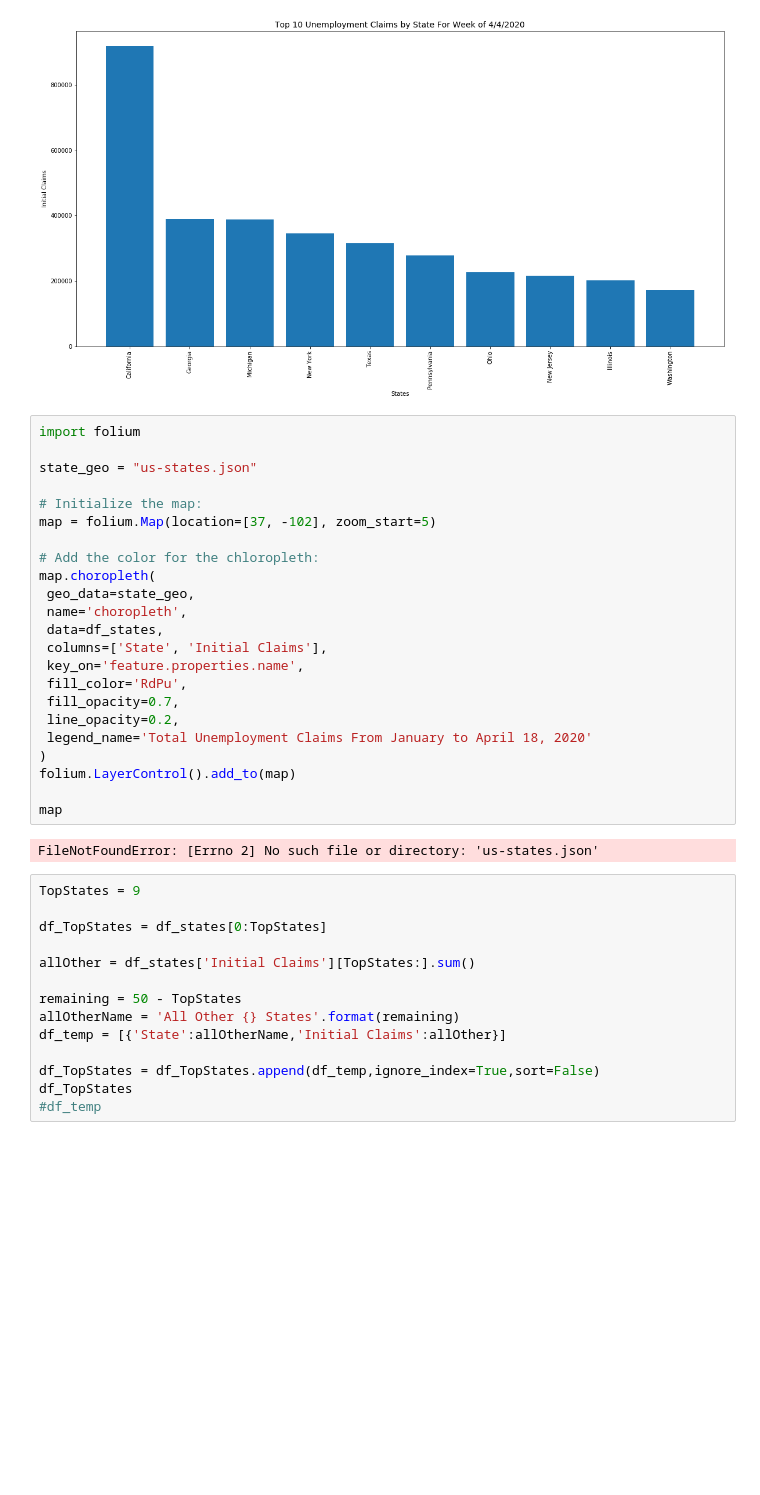
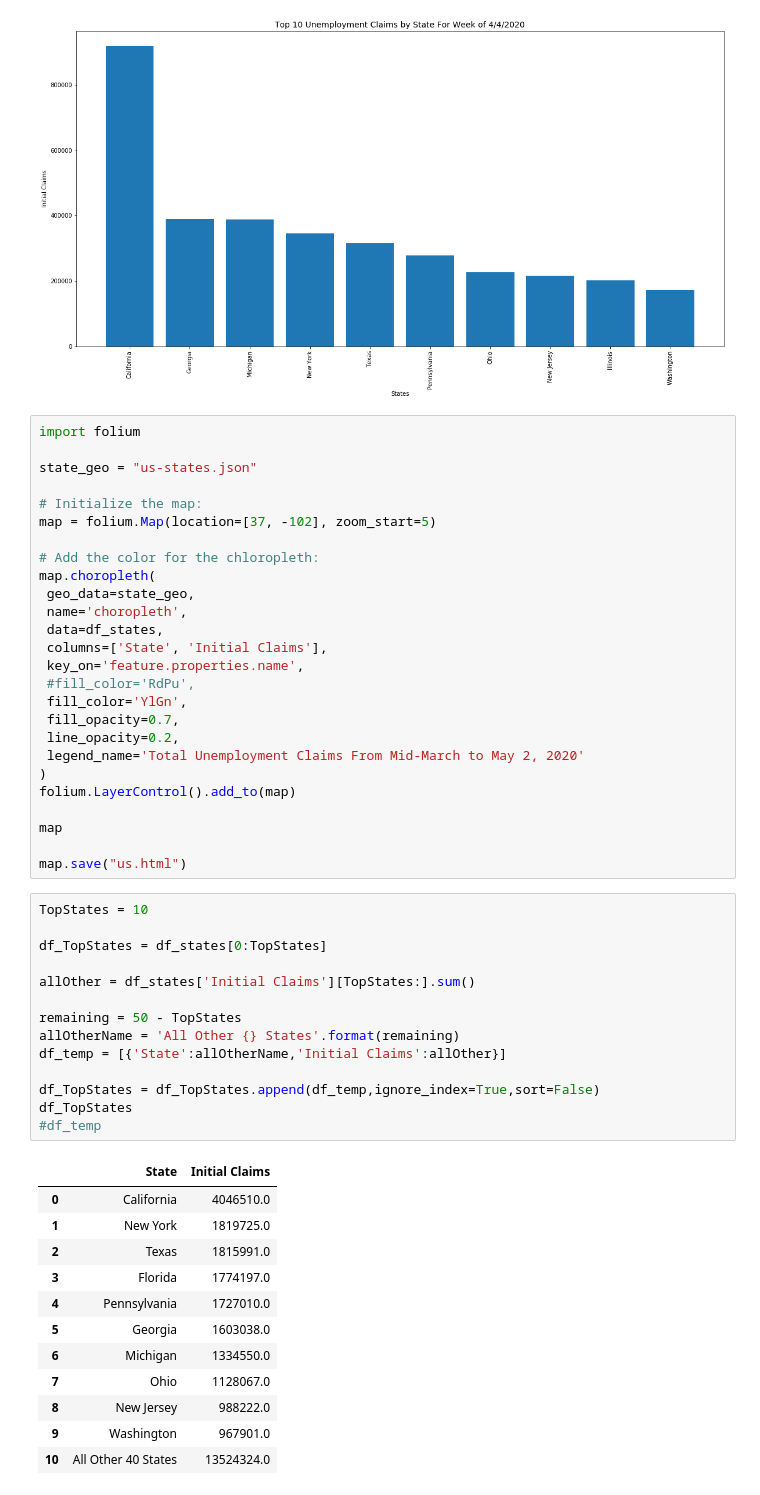
Before and after one commit to lowsaelee/US-Unemployment-Claims-2020, a Jupyter notebook: State_Unemployment_Claims.ipynb, the cells around one changed output. Drawn from its saved outputs; the diff is of its cells as text; blank space fills up the shorter version.

```diff
--- a/State_Unemployment_Claims.ipynb
+++ b/State_Unemployment_Claims.ipynb
@@ -169,30 +185,44 @@ map.choropleth(
  data=df_states,
  columns=['State', 'Initial Claims'],
  key_on='feature.properties.name',
- fill_color='RdPu',
+ #fill_color='RdPu',
+ fill_color='YlGn',
  fill_opacity=0.7,
  line_opacity=0.2,
- legend_name='Total Unemployment Claims From January to April 18, 2020'
+ legend_name='Total Unemployment Claims From Mid-March to May 2, 2020'
 )
 folium.LayerControl().add_to(map)
 
 map
+
+map.save("us.html")
-# %% [output]
-FileNotFoundError: [Errno 2] No such file or directory: 'us-states.json'
 # %%
-TopStates = 9
+TopStates = 10
 
 df_TopStates = df_states[0:TopStates]
 
 allOther = df_states['Initial Claims'][TopStates:].sum()
 
 remaining = 50 - TopStates
 allOtherName = 'All Other {} States'.format(remaining)
 df_temp = [{'State':allOtherName,'Initial Claims':allOther}]
 
 df_TopStates = df_TopStates.append(df_temp,ignore_index=True,sort=False)
 df_TopStates
 #df_temp
+# %% [output]
+|  | State | Initial Claims |
+| 0 | California | 4046510.0 |
+| 1 | New York | 1819725.0 |
+| 2 | Texas | 1815991.0 |
+| 3 | Florida | 1774197.0 |
+| 4 | Pennsylvania | 1727010.0 |
+| 5 | Georgia | 1603038.0 |
+| 6 | Michigan | 1334550.0 |
+| 7 | Ohio | 1128067.0 |
+| 8 | New Jersey | 988222.0 |
+| 9 | Washington | 967901.0 |
+| 10 | All Other 40 States | 13524324.0 |
 # %%
 fig1, ax1 = plt.subplots(figsize=(10,10))
 ax1.pie(df_TopStates['Initial Claims'], labels=df_TopStates['State'], autopct='%1.1f%%',
```
Also changed, not shown: parts of 7 cells of this notebook.
